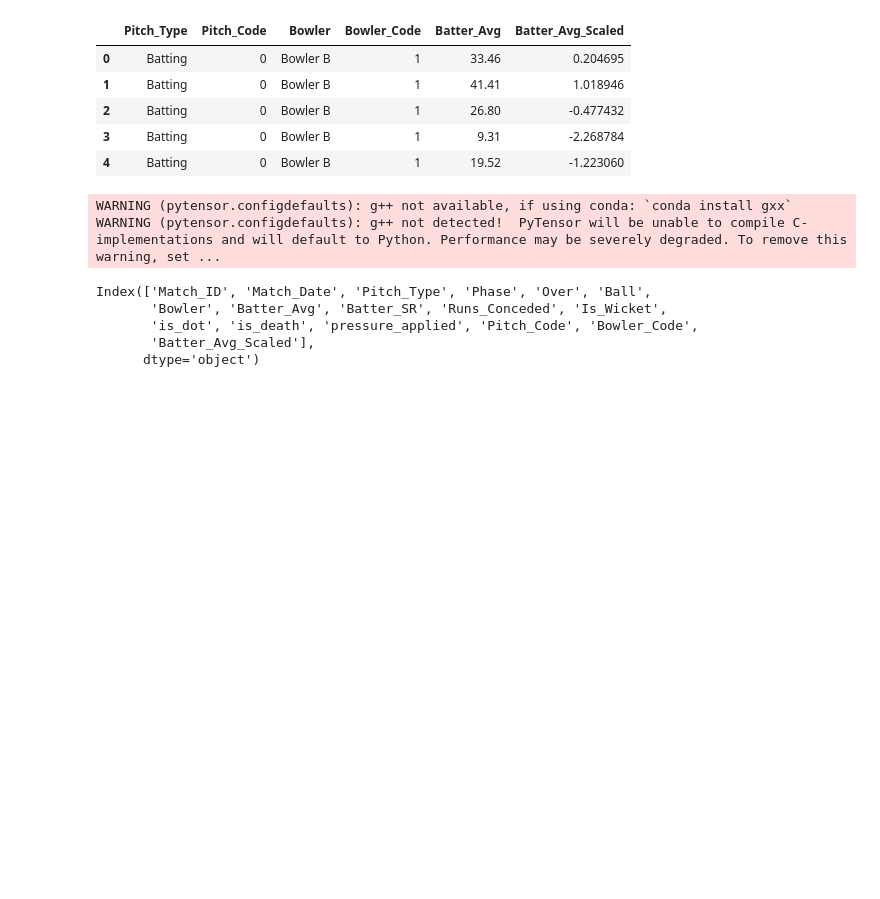
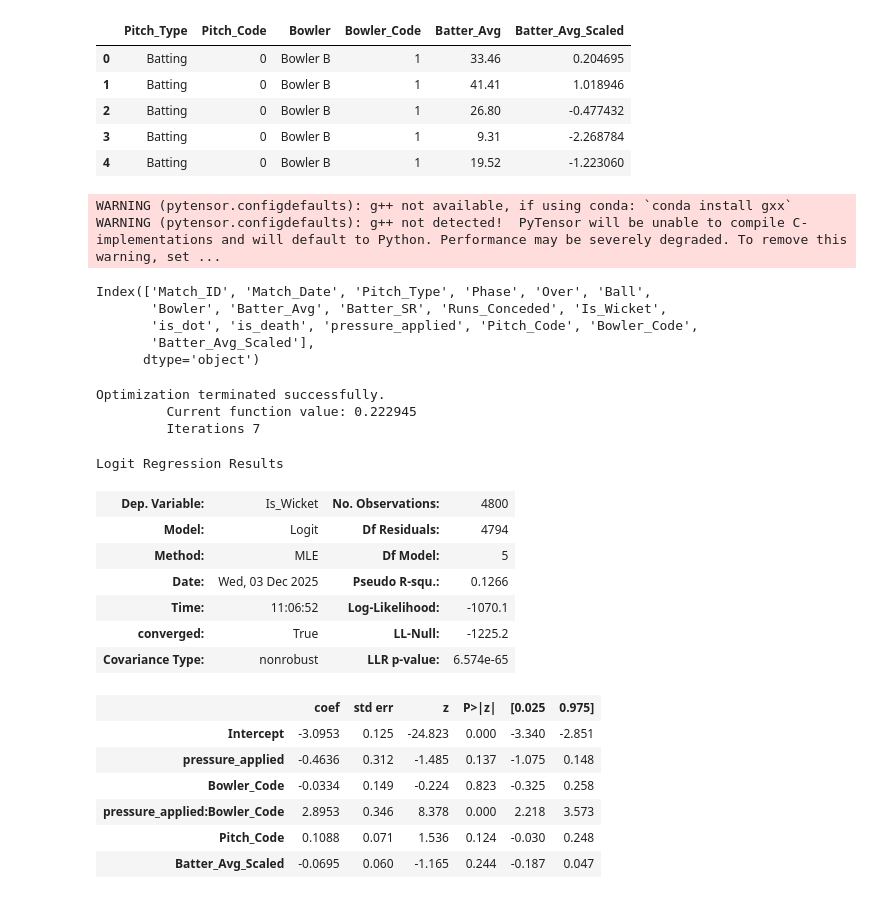
Before and after one commit to Safeer-7/IPL_Auction_Analytics, a Jupyter notebook: notebooks/bayesian_model.ipynb, the cells around one changed output. Drawn from its saved outputs; the diff is of its cells as text; code cells hidden in the pictures; blank space fills up the shorter version.

Commit message:
Add Bayesian modeling notebook (Phase 2)

```diff
--- a/notebooks/bayesian_model.ipynb
+++ b/notebooks/bayesian_model.ipynb
@@ -76,3 +76,31 @@ with pm.Model() as pressure_model:
 
     # Likelihood
     y_obs = pm.Bernoulli("y_obs", p=p, observed=y)
+# %%
+import statsmodels.formula.api as smf
+
+model = smf.logit(
+    formula="Is_Wicket ~ pressure_applied * Bowler_Code + Pitch_Code + Batter_Avg_Scaled",
+    data=df
+).fit()
+
+model.summary()
+# %% [output]
+Optimization terminated successfully.
+         Current function value: 0.222945
+         Iterations 7
+Logit Regression Results
+| Dep. Variable: | Is_Wicket | No. Observations: | 4800 |
+| Model: | Logit | Df Residuals: | 4794 |
+| Method: | MLE | Df Model: | 5 |
+| Date: | Wed, 03 Dec 2025 | Pseudo R-squ.: | 0.1266 |
+| Time: | 11:06:52 | Log-Likelihood: | -1070.1 |
+| converged: | True | LL-Null: | -1225.2 |
+| Covariance Type: | nonrobust | LLR p-value: | 6.574e-65 |
+|  | coef | std err | z | P>|z| | [0.025 | 0.975] |
+| Intercept | -3.0953 | 0.125 | -24.823 | 0.000 | -3.340 | -2.851 |
+| pressure_applied | -0.4636 | 0.312 | -1.485 | 0.137 | -1.075 | 0.148 |
+| Bowler_Code | -0.0334 | 0.149 | -0.224 | 0.823 | -0.325 | 0.258 |
+| pressure_applied:Bowler_Code | 2.8953 | 0.346 | 8.378 | 0.000 | 2.218 | 3.573 |
+| Pitch_Code | 0.1088 | 0.071 | 1.536 | 0.124 | -0.030 | 0.248 |
+| Batter_Avg_Scaled | -0.0695 | 0.060 | -1.165 | 0.244 | -0.187 | 0.047 |
```
Also changed, not shown: parts of 7 cells of this notebook.
